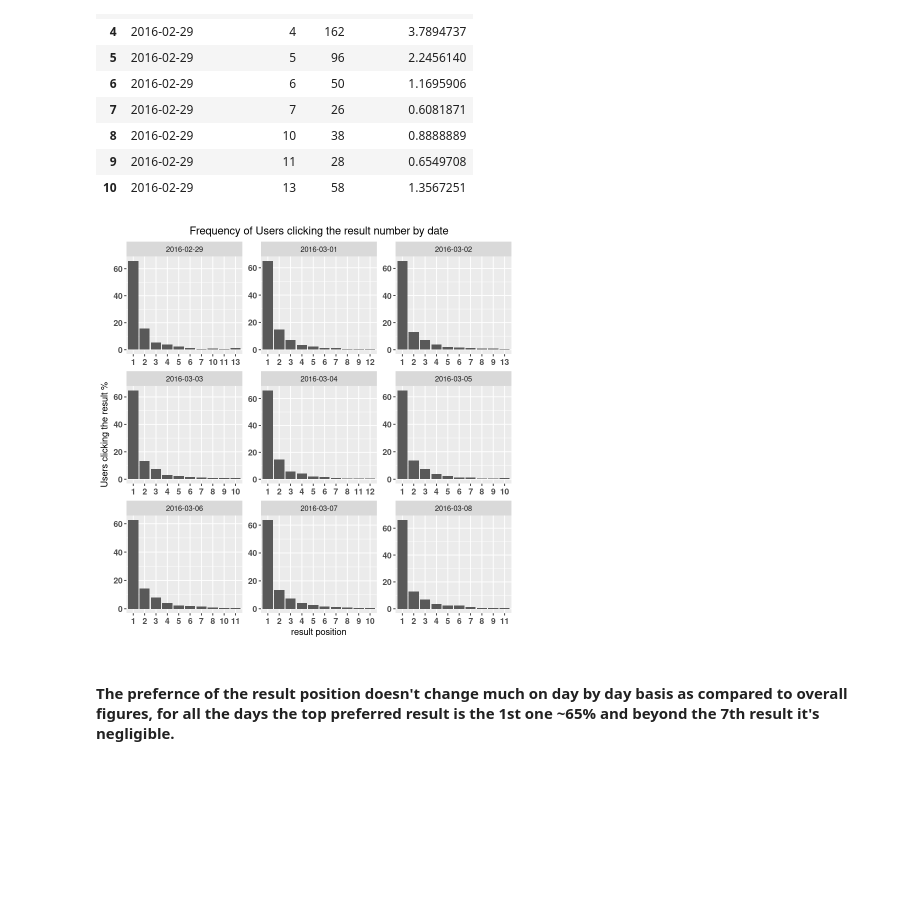
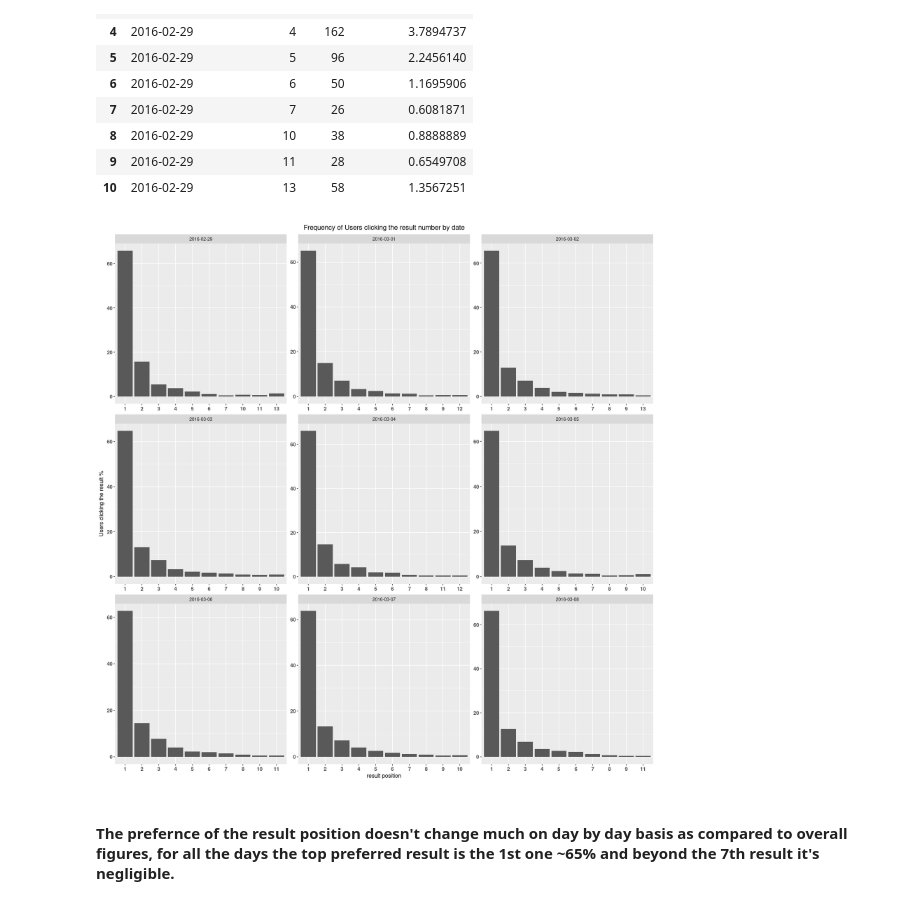
Before and after one commit to devarajphukan/wikimedia-discovery-analysis, a Jupyter notebook: explore.ipynb, the cells around one changed output. Saved outputs shown, nothing was run; the diff lists cells and outputs as text; code cells hidden in the pictures; blank space fills up the shorter version.

```diff
--- a/explore.ipynb
+++ b/explore.ipynb
@@ -163,16 +164,17 @@ A data.frame: 10 × 4
 | 9 | 2016-02-29 | 11 | 28 | 0.6549708 |
 | 10 | 2016-02-29 | 13 | 58 | 1.3567251 |
 # %%
+options(repr.plot.width=15, repr.plot.height=15)
 ggplot(data= result_position_by_date,
        aes(x=factor(result_position), y=percentage_count)) +
   geom_bar(stat="identity") + ylab("Users clicking the result %") + xlab("result position") +
   facet_wrap("date", scales = "free") +
   theme(axis.text.x = element_text(face = "bold", size = 10),
         axis.text.y = element_text(face = "bold", size = 10),
         plot.title = element_text(hjust = 0.5)) +
   ggtitle("Frequency of Users clicking the result number by date")
 # %% [output]
-[figure, old version]
+[figure, new version]
 # %% [markdown]
 #### The prefernce of the result position doesn't change much on day by day basis as compared to overall figures, for all the days the top preferred result is the 1st one ~65% and beyond the 7th result it's negligible.
 # %%
```
Also changed, not shown: parts of 3 cells of this notebook.
